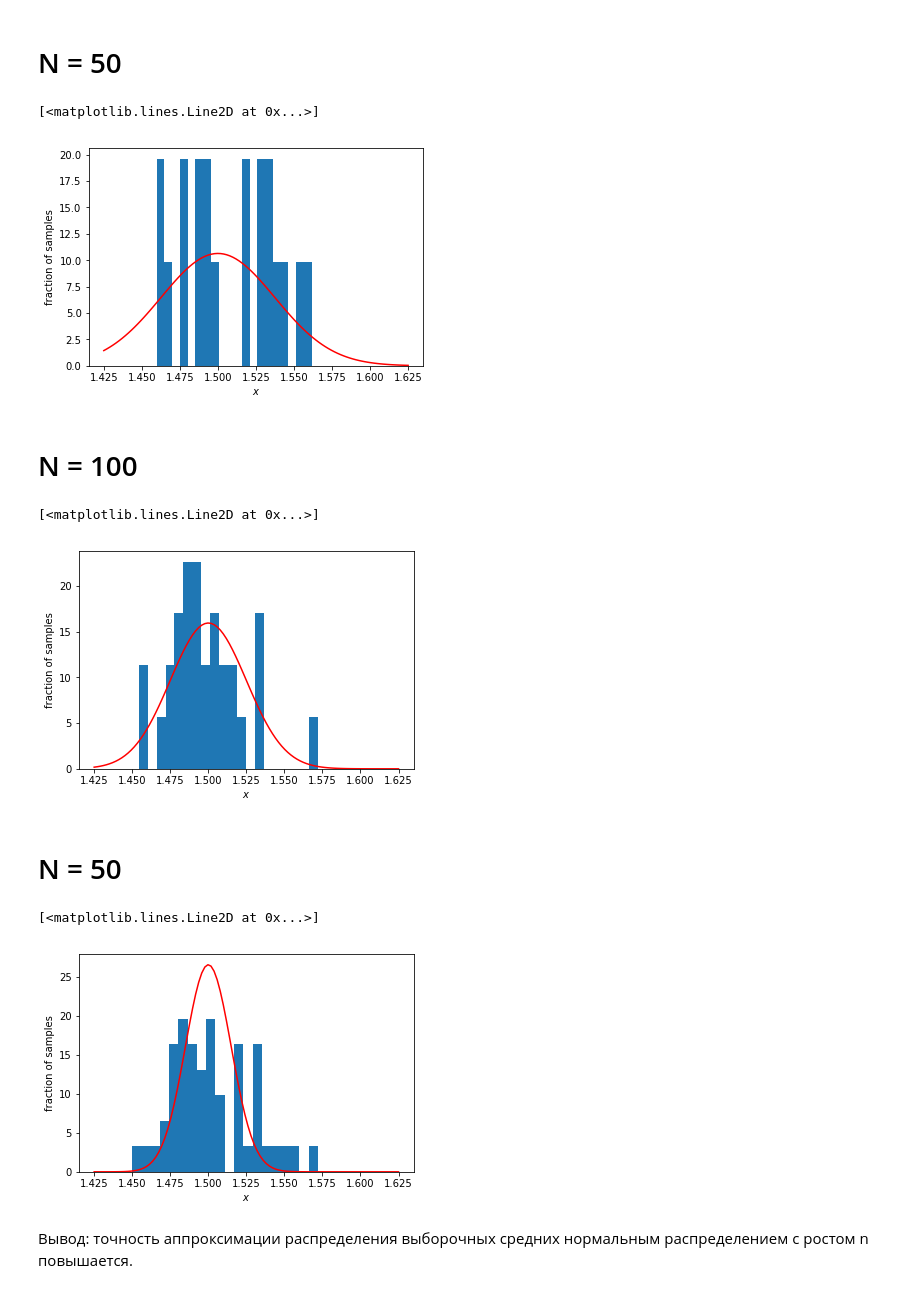
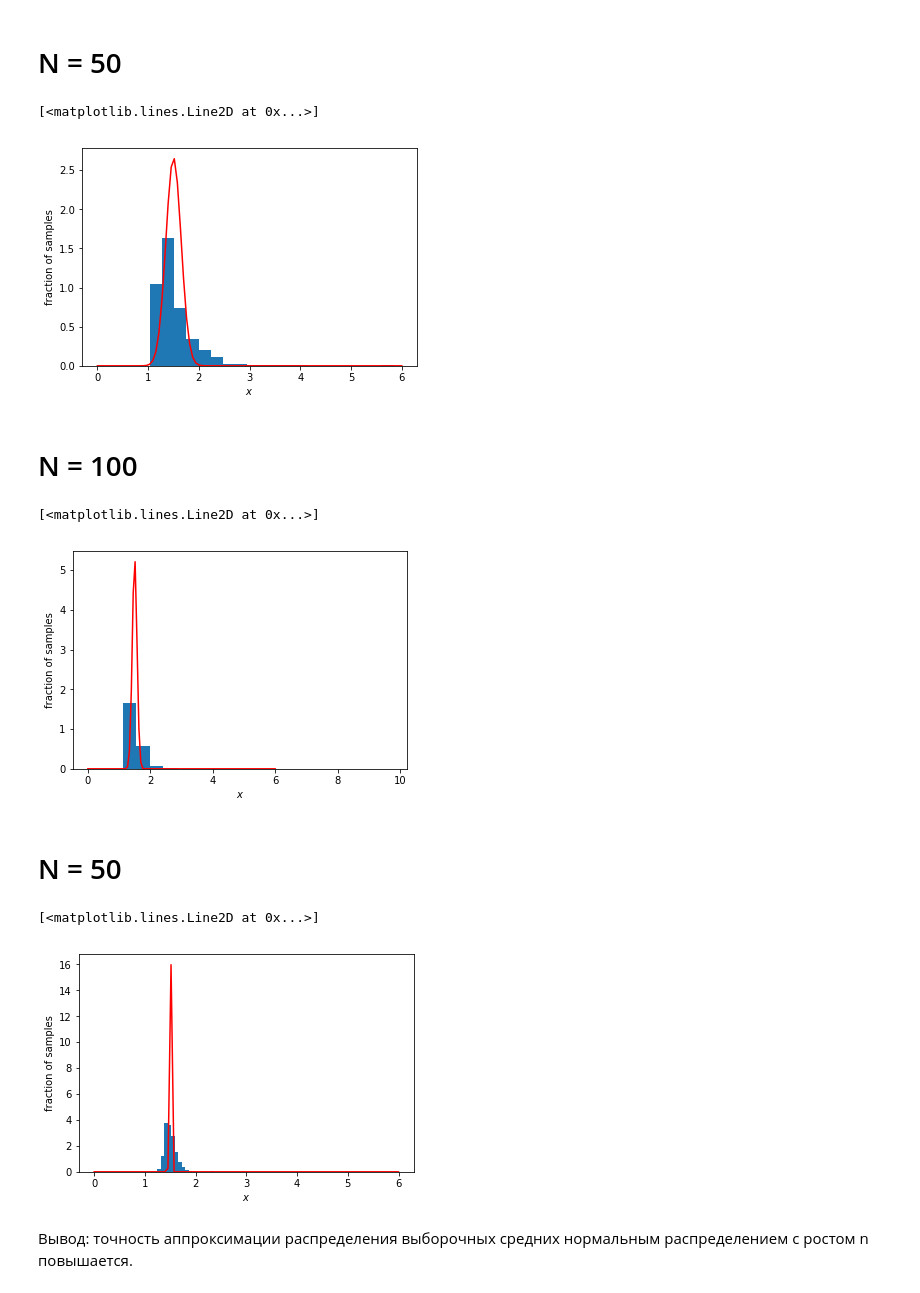
Before and after one commit to yaskovdev/data-science-sandbox, a Jupyter notebook: data-science-course/week5/final-test.ipynb, the cells around one changed output. Drawn from its saved outputs; the diff is of its cells as text; code cells hidden in the pictures.

```diff
--- a/data-science-course/week5/final-test.ipynb
+++ b/data-science-course/week5/final-test.ipynb
@@ -11,12 +11,12 @@ mean = sts.pareto.mean(b)
 variance = sts.pareto.var(b)
 
 
-# generates 'number_of_samples' samples of size 'samples_size' and returns
+# generates 'number_of_samples' samples of size 'samples_size' and returns an array of their means
 def f(sample_size, number_of_samples):
-    result = np.zeros(sample_size)
+    result = np.asarray([])
     for i in range(number_of_samples):
-        result += pareto_rv.rvs(sample_size)
-    return result / number_of_samples
+        result = np.append(result, np.mean(pareto_rv.rvs(sample_size)))
+    return result
 # %%
 sample = pareto_rv.rvs(1000)
 plt.hist(sample, bins=100, normed=True)
@@ -33,37 +33,37 @@ Text(0.5,0,u'$x$')
 # %% [markdown]
 # N = 50
 # %%
-n = 20
+n =5
 
 plt.hist(f(n, 1000), bins=20, normed=True)
 plt.ylabel('fraction of samples')
 plt.xlabel('$x$')
 
 norm_rv = sts.norm(mean, variance / n)
-x = np.linspace(1.425, 1.625, 100)
+x = np.linspace(0, 6, 100)
 pdf = norm_rv.pdf(x)
 
 plt.plot(x, pdf, color='r')
 # %% [output]
 [<matplotlib.lines.Line2D at 0x...>]
-[figure, old version]
+[figure, new version]
 # %% [markdown]
 # N = 100
 # %%
-n = 30
+n = 10
 
 plt.hist(f(n, 1000), bins=20, normed=True)
 plt.ylabel('fraction of samples')
 plt.xlabel('$x$')
 
 norm_rv = sts.norm(mean, variance / n)
-x = np.linspace(1.425, 1.625, 100)
+x = np.linspace(0, 6, 100)
 pdf = norm_rv.pdf(x)
 
 plt.plot(x, pdf, color='r')
 # %% [output]
 [<matplotlib.lines.Line2D at 0x...>]
-[figure, old version]
+[figure, new version]
 # %% [markdown]
 # N = 50
 # %%
@@ -74,12 +74,12 @@ plt.ylabel('fraction of samples')
 plt.xlabel('$x$')
 
 norm_rv = sts.norm(mean, variance / n)
-x = np.linspace(1.425, 1.625, 100)
+x = np.linspace(0, 6, 100)
 pdf = norm_rv.pdf(x)
 
 plt.plot(x, pdf, color='r')
 # %% [output]
 [<matplotlib.lines.Line2D at 0x...>]
-[figure, old version]
+[figure, new version]
 # %% [markdown]
 Вывод: точность аппроксимации распределения выборочных средних нормальным распределением с ростом n повышается.
```
Also changed, not shown: parts of 1 cell of this notebook.
